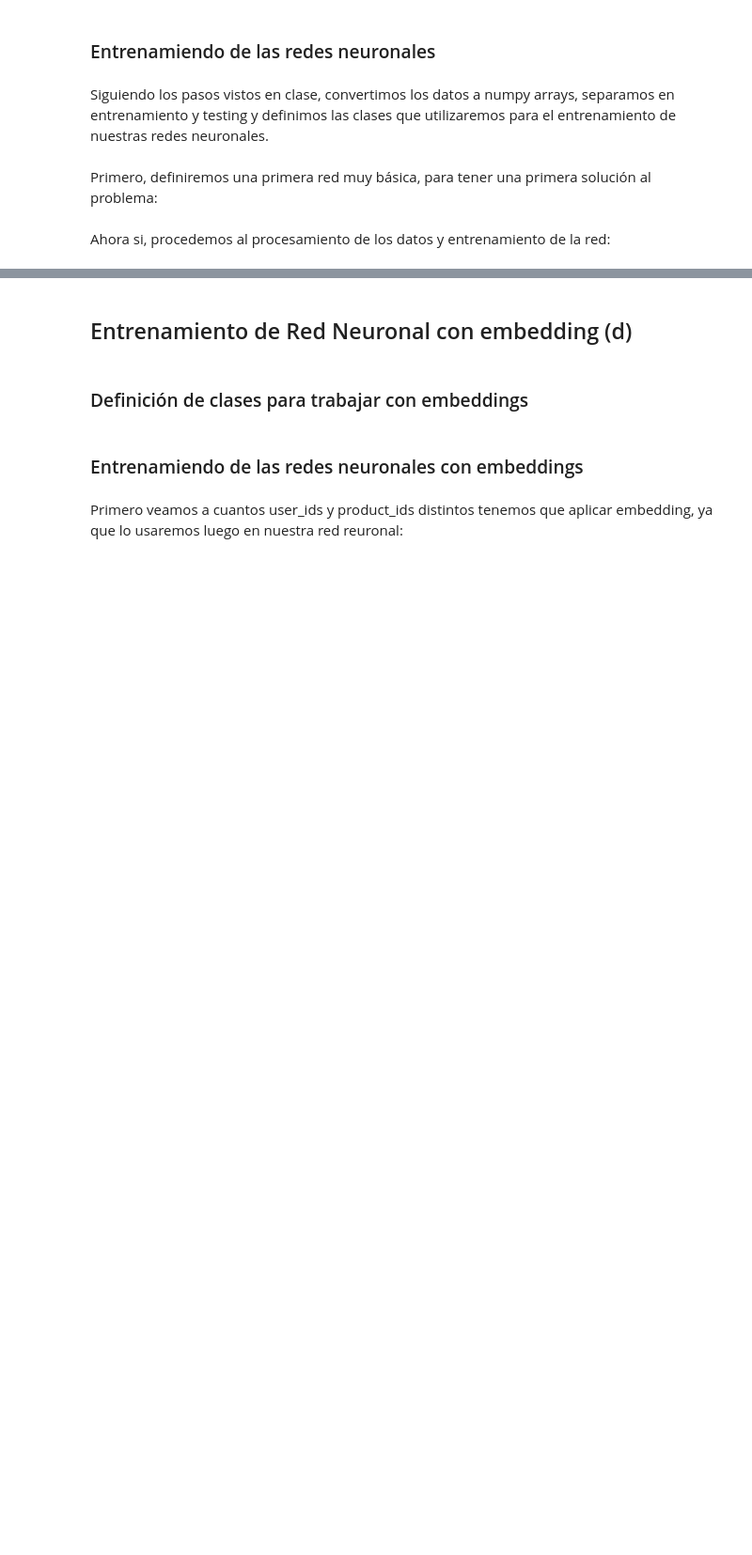
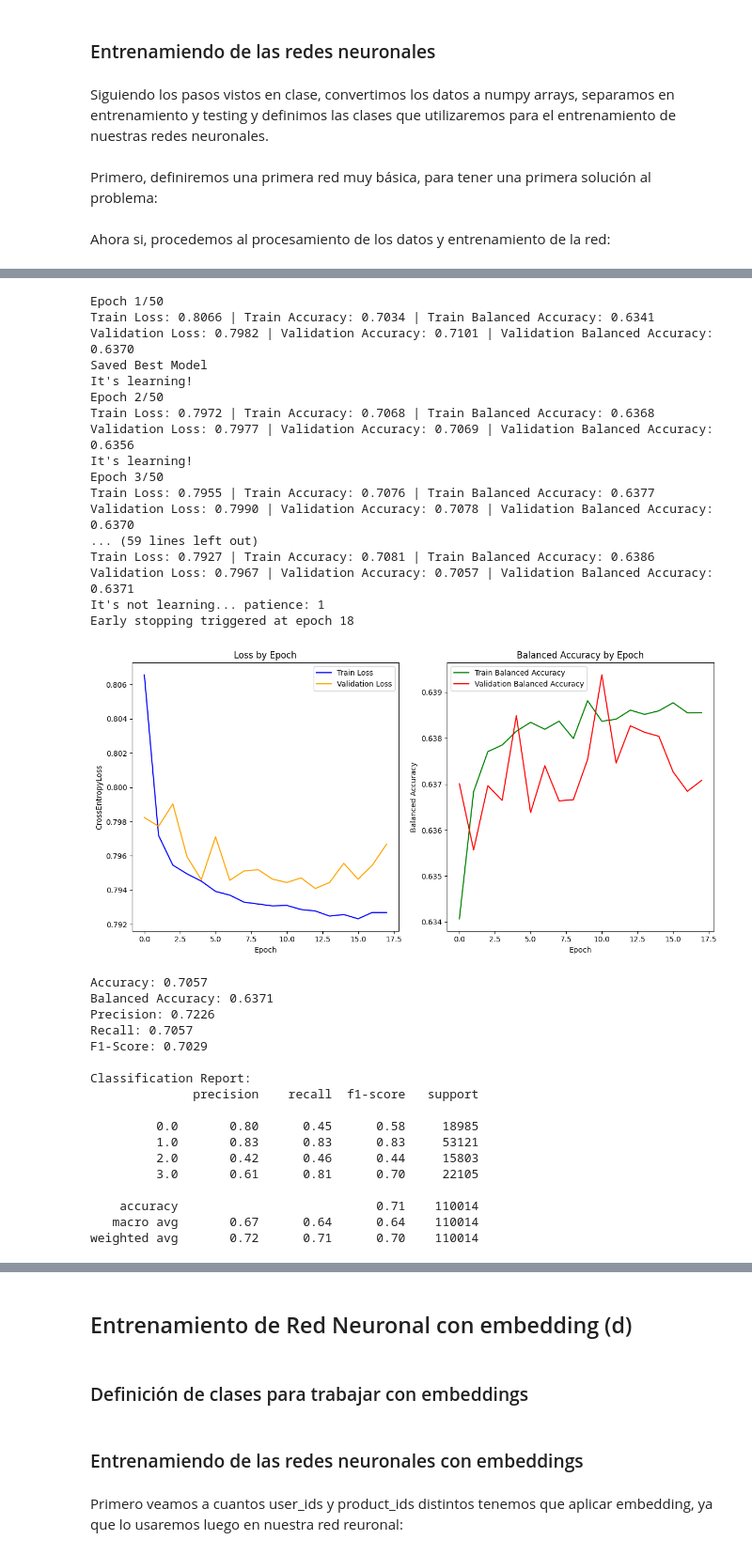
Before and after one commit to claudiobarril/aprendizaje_profundo, a Jupyter notebook: Deep_Learning_TP_Cohorte_17_5B2024.ipynb, the cells around one changed output, grey strips where cells are left out. Shown at 94% size. Drawn from its saved outputs; the diff is of its cells as text; code cells hidden in the pictures; blank space fills up the shorter version.

```diff
--- a/Deep_Learning_TP_Cohorte_17_5B2024.ipynb
+++ b/Deep_Learning_TP_Cohorte_17_5B2024.ipynb
@@ -1003,0 +1053,77 @@ Lo primero sería detener el entrenamiento si vemos que el conjunto de validaci
+# %%
+# Crear el modelo
+nnet = NNet(input_size=X_train.shape[1], output_size=len(np.unique(y_train))).to(device)
+
+# Configurar el optimizador y la función de pérdida
+optimizer = optim.Adam(nnet.parameters(), lr=0.001, weight_decay=0.001)
+
+criterion = nn.CrossEntropyLoss(weight=class_weights)
+# %%
+trainer_v2 = Trainer(
+    model=nnet,
+    device=device,
+    optimizer=optimizer,
+    criterion=criterion,
+    early_stopper=EarlyStopper(patience=5, mode="min"),
+    save_best_model=True,
+    best_model_name="nn_v2.pth"
+)
+# %%
+trainer_v2.fit(
+    train_dataloader=train_dataloader,
+    val_dataloader=test_dataloader,
+    epochs=50
+)
+
+# Retrieve metrics
+train_loss_by_epoch, valid_loss_by_epoch, train_accuracy_by_epoch, valid_accuracy_by_epoch = trainer.get_training_metrics()
+
+# Plot metrics
+printTrainLossVsValidLossAndAccuracy(
+    train_loss_by_epoch,
+    valid_loss_by_epoch,
+    train_accuracy_by_epoch,
+    valid_accuracy_by_epoch,
+)
+
+# Predict on test set
+y_true, y_pred = trainer_v2.predict(test_dataloader)
+
+# Evaluate predictions
+evaluate_classifier(nnet, y_pred)
+# %% [output]
+Epoch 1/50
+Train Loss: 0.8066 | Train Accuracy: 0.7034 | Train Balanced Accuracy: 0.6341
+Validation Loss: 0.7982 | Validation Accuracy: 0.7101 | Validation Balanced Accuracy: 0.6370
+Saved Best Model
+It's learning!
+Epoch 2/50
+Train Loss: 0.7972 | Train Accuracy: 0.7068 | Train Balanced Accuracy: 0.6368
+Validation Loss: 0.7977 | Validation Accuracy: 0.7069 | Validation Balanced Accuracy: 0.6356
+It's learning!
+Epoch 3/50
+Train Loss: 0.7955 | Train Accuracy: 0.7076 | Train Balanced Accuracy: 0.6377
+Validation Loss: 0.7990 | Validation Accuracy: 0.7078 | Validation Balanced Accuracy: 0.6370
+... (59 lines left out)
+Train Loss: 0.7927 | Train Accuracy: 0.7081 | Train Balanced Accuracy: 0.6386
+Validation Loss: 0.7967 | Validation Accuracy: 0.7057 | Validation Balanced Accuracy: 0.6371
+It's not learning... patience: 1
+Early stopping triggered at epoch 18
+[figure, added]
+Accuracy: 0.7057
+Balanced Accuracy: 0.6371
+Precision: 0.7226
+Recall: 0.7057
+F1-Score: 0.7029
+
+Classification Report:
+              precision    recall  f1-score   support
+
+         0.0       0.80      0.45      0.58     18985
+         1.0       0.83      0.83      0.83     53121
+         2.0       0.42      0.46      0.44     15803
+         3.0       0.61      0.81      0.70     22105
+
+    accuracy                           0.71    110014
+   macro avg       0.67      0.64      0.64    110014
+weighted avg       0.72      0.71      0.70    110014
```
Also changed, not shown: parts of 24 cells of this notebook.
